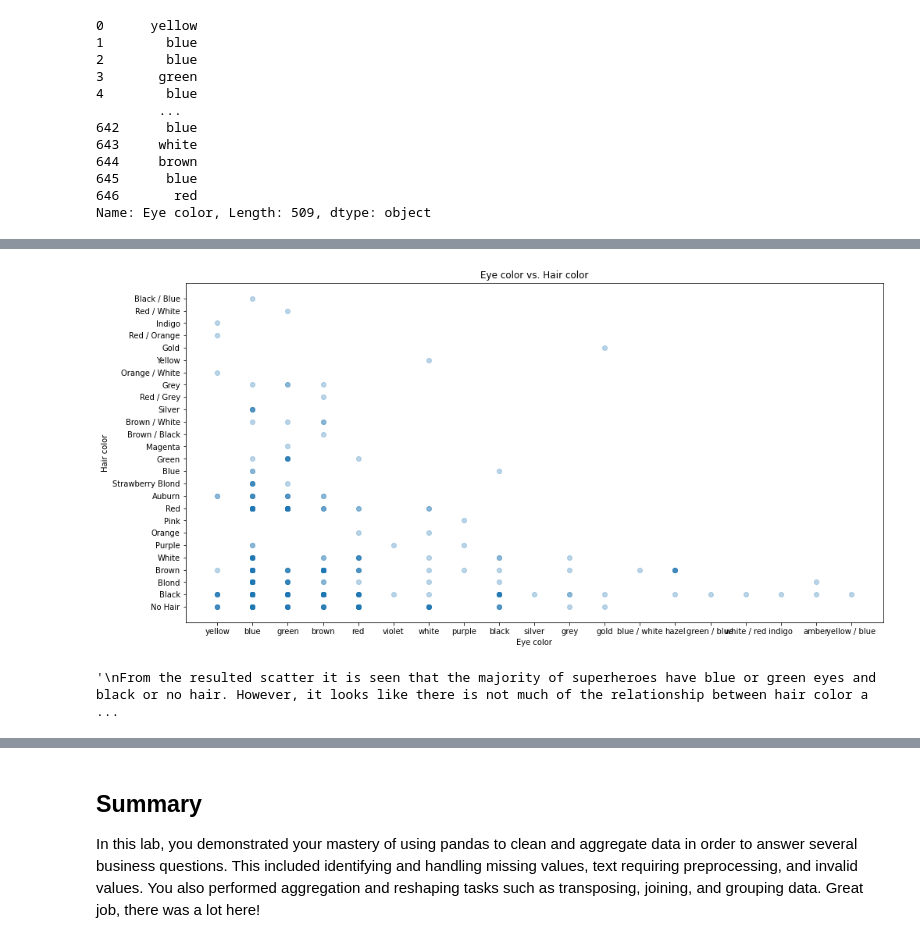
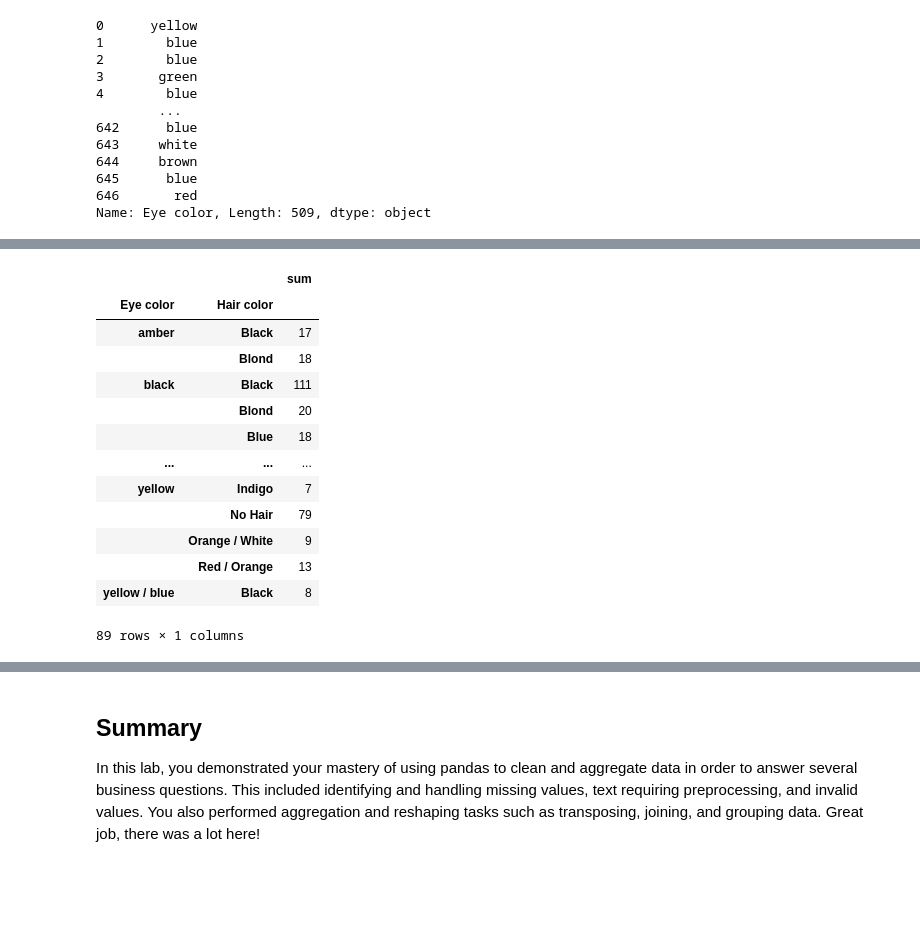
Before and after one commit to VolhaP87/dsc-pandas-data-cleaning-lab, a Jupyter notebook: index.ipynb, the cells around one changed output, grey strips where cells are left out. Drawn from its saved outputs; the diff is of its cells as text; code cells hidden in the pictures; blank space fills up the shorter version.

```diff
--- a/index.ipynb
+++ b/index.ipynb
@@ -1065,19 +1065,19 @@ yellow / blue      1
 Name: Eye color, dtype: int64
-# %%
-fig, ax = plt.subplots(figsize = (16, 8))
-ax.scatter(
-    x = heroes_and_powers_df['Eye color'],
-    y = heroes_and_powers_df['Hair color'],
-    alpha = 0.3
-)
-ax.set_xlabel('Eye color')
-ax.set_ylabel('Hair color')
-ax.set_title('Eye color vs. Hair color');
-# %% [output]
-[figure, removed]
-# %%
-"""
-From the resulted scatter it is seen that the majority of superheroes have blue or green eyes and black or no hair. However, it looks like there is not much of the relationship between hair color and eye color.
-"""
-# %% [output]
-'\nFrom the resulted scatter it is seen that the majority of superheroes have blue or green eyes and black or no hair. However, it looks like there is not much of the relationship between hair color a ...
+# %%
+question_4 = heroes_and_powers_df.groupby(['Eye color', 'Hair color'])['Power Count'].agg([sum])
+question_4
+# %% [output]
+|  |  | sum |
+| Eye color | Hair color |  |
+| amber | Black | 17 |
+|  | Blond | 18 |
+| black | Black | 111 |
+|  | Blond | 20 |
+|  | Blue | 18 |
+| ... | ... | ... |
+| yellow | Indigo | 7 |
+|  | No Hair | 79 |
+|  | Orange / White | 9 |
+|  | Red / Orange | 13 |
+| yellow / blue | Black | 8 |
+89 rows × 1 columns
```
Also changed, not shown: parts of 11 cells of this notebook.
